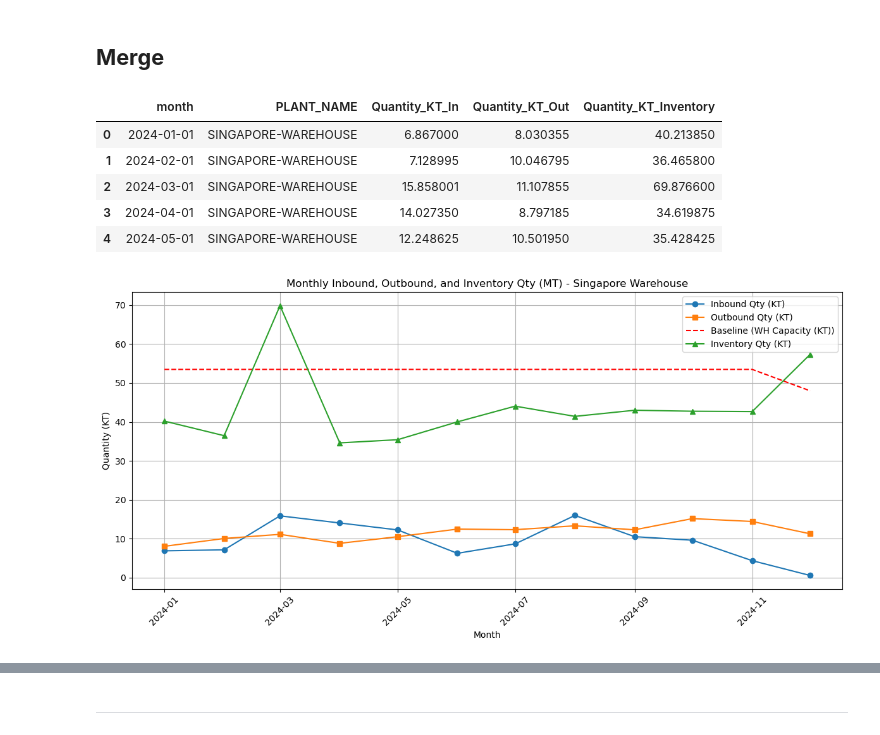
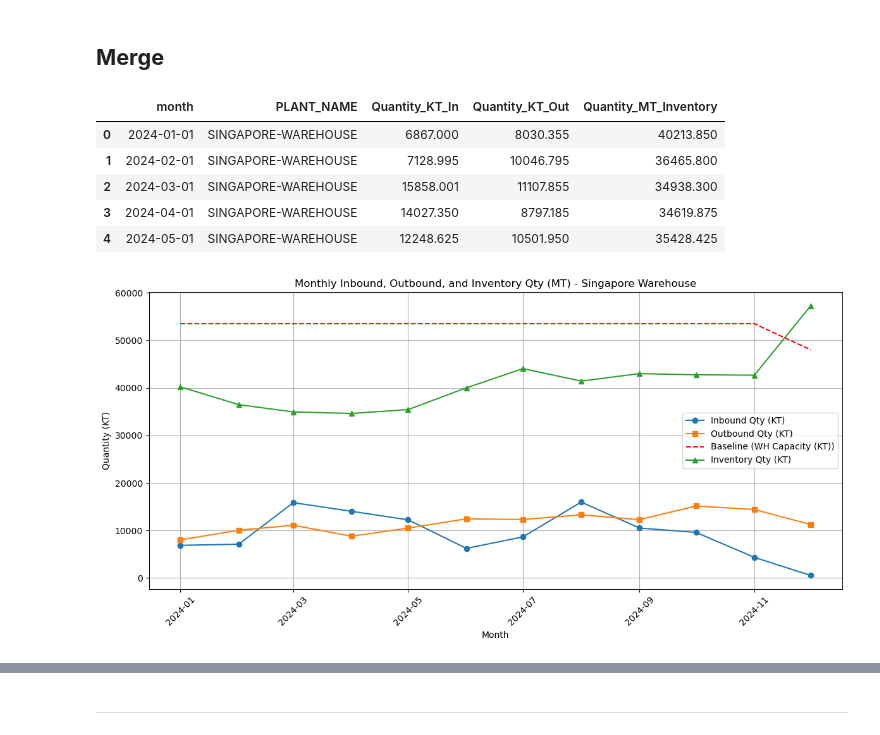
Before and after one commit to Atothegod/Exxon_Hackathon, a Jupyter notebook: 01-Singapore.ipynb, the cells around one changed output, grey strips where cells are left out. Saved outputs shown, nothing was run; the diff lists cells and outputs as text; code cells hidden in the pictures.

```diff
--- a/01-Singapore.ipynb
+++ b/01-Singapore.ipynb
@@ -162,3 +162,5 @@ raw_outbound_china.to_csv("raw_outbound_china.csv", index=False)
 ---
 # %% [markdown]
 # **Singapore**
+# %%
+raw_inventory_singapore = pd.read_excel('exfolder/Real_Clean_Singapore.xlsx')
@@ -165,3 +176,5 @@ raw_outbound_china.to_csv("raw_outbound_china.csv", index=False)
+# %%
+raw_inventory_singapore['Quantity_MT_Inventory'] = raw_inventory_singapore['UNRESTRICTED_STOCK_MT']
 # %% [markdown]
 ### **Time Range Selection**
 # %%
@@ -210,7 +223,7 @@ Inventory dates: 2024-01-31 00:00:00 - 2024-12-31 00:00:00
 inventory_singapore['month'] = inventory_singapore['BALANCE_AS_OF_DATE'].dt.to_period('M').dt.to_timestamp()
 
 Inventory_monthly_singapore = (
-    inventory_singapore.groupby(['month', 'PLANT_NAME'])['Quantity_KT_Inventory']
+    inventory_singapore.groupby(['month', 'PLANT_NAME'])['Quantity_MT_Inventory']
     .sum()
     .reset_index()
 )
@@ -274,32 +287,32 @@ df = pd.merge(
     how='left'
 )
 df.fillna(0, inplace=True)
-df = df[['month', 'PLANT_NAME', 'Quantity_KT_In', 'Quantity_KT_Out', 'Quantity_KT_Inventory']]
+df = df[['month', 'PLANT_NAME', 'Quantity_KT_In', 'Quantity_KT_Out', 'Quantity_MT_Inventory']]
 df.head()
 # %% [output]
-|  | month | PLANT_NAME | Quantity_KT_In | Quantity_KT_Out | Quantity_KT_Inventory |
-| 0 | 2024-01-01 | SINGAPORE-WAREHOUSE | 6.867000 | 8.030355 | 40.213850 |
-| 1 | 2024-02-01 | SINGAPORE-WAREHOUSE | 7.128995 | 10.046795 | 36.465800 |
-| 2 | 2024-03-01 | SINGAPORE-WAREHOUSE | 15.858001 | 11.107855 | 69.876600 |
-| 3 | 2024-04-01 | SINGAPORE-WAREHOUSE | 14.027350 | 8.797185 | 34.619875 |
-| 4 | 2024-05-01 | SINGAPORE-WAREHOUSE | 12.248625 | 10.501950 | 35.428425 |
+|  | month | PLANT_NAME | Quantity_KT_In | Quantity_KT_Out | Quantity_MT_Inventory |
+| 0 | 2024-01-01 | SINGAPORE-WAREHOUSE | 6867.000 | 8030.355 | 40213.850 |
+| 1 | 2024-02-01 | SINGAPORE-WAREHOUSE | 7128.995 | 10046.795 | 36465.800 |
+| 2 | 2024-03-01 | SINGAPORE-WAREHOUSE | 15858.001 | 11107.855 | 34938.300 |
+| 3 | 2024-04-01 | SINGAPORE-WAREHOUSE | 14027.350 | 8797.185 | 34619.875 |
+| 4 | 2024-05-01 | SINGAPORE-WAREHOUSE | 12248.625 | 10501.950 | 35428.425 |
 # %%
-y = [53.5] * 11 + [48]
+y = [53500] * 11 + [48000]
 plt.figure(figsize=(12, 6))
 plt.plot(df['month'], df['Quantity_KT_In'], marker='o', label='Inbound Qty (KT)')
 plt.plot(df['month'], df['Quantity_KT_Out'], marker='s', label='Outbound Qty (KT)')
 plt.plot(df['month'], y, color='r', linestyle='--', label='Baseline (WH Capacity (KT))')
-plt.plot(df['month'], df['Quantity_KT_Inventory'], marker='^', label='Inventory Qty (KT)')
+plt.plot(df['month'], df['Quantity_MT_Inventory'], marker='^', label='Inventory Qty (KT)')
 plt.title('Monthly Inbound, Outbound, and Inventory Qty (MT) - Singapore Warehouse')
 plt.xlabel('Month')
 plt.ylabel('Quantity (KT)')
 plt.legend()
 plt.grid(True)
 plt.xticks(rotation=45)
 plt.tight_layout()
 plt.show()
 # %% [output]
-[figure, old version]
+[figure, new version]
 # %%
 plt.figure(figsize=(12, 6))
 
```
Also changed, not shown: parts of 44 cells of this notebook, 9 other files.
